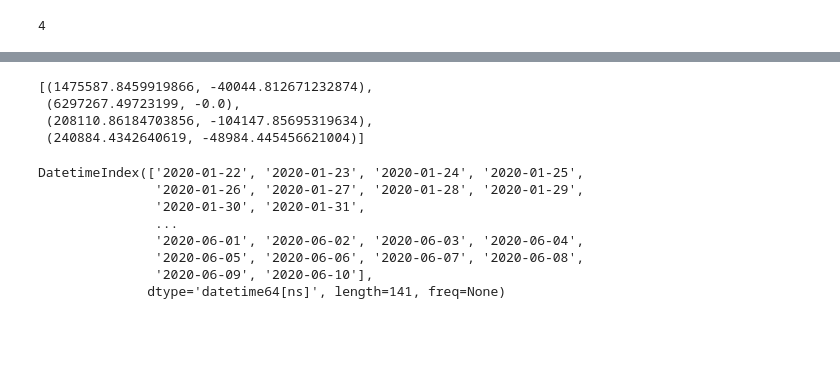
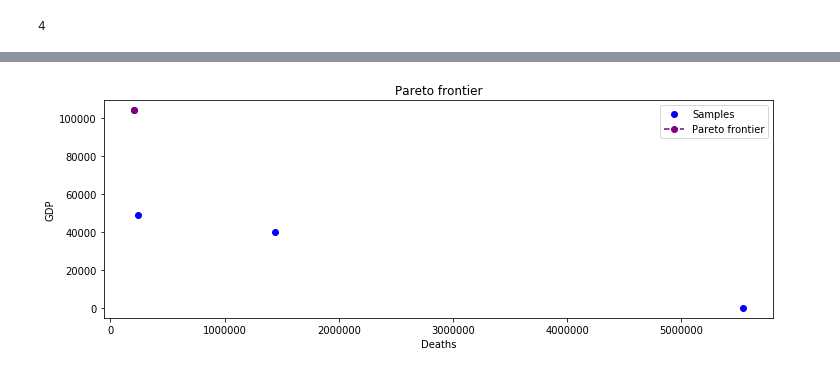
Before and after one commit to Auquan/help_project, a Jupyter notebook: src/main.ipynb, the cells around one changed output, grey strips where cells are left out. Cells and saved outputs as stored; diff of their text form; code cells hidden in the pictures; blank space fills up the shorter version.

Commit message:
Cleaned up and added the visualization code

```diff
--- a/src/main.ipynb
+++ b/src/main.ipynb
@@ -112,8 +90,8 @@ health_model.parameter_mapper
 economic_model = economy.EconomicLockdownModel()
 # %%
 # Optimize and obtain the best result
-opt = optimizer.ExhaustiveSearch(config, Loss())
-result = opt.optimize(wrapped_health_model, economic_model)
+opt = optimizer.ExhaustiveSearch(config, loss_function.ParetoLoss())
+results = opt.optimize(population_data, wrapped_health_model, economic_model)
 
 def describe_policy(policy):
     for country_key, policy_timeseries in policy_timeseries_by_country.items():
@@ -122,12 +100,6 @@ def describe_policy(policy):
                 return 'Policy "%s" applied from %s to %s' % (country_key, pol.start, pol.end or 'now')
     return 'Not found'
 
-for pol, loss in result:
-    print('Deaths: %i, GDP: %.2f - %s' % (loss[0], -loss[1], describe_policy(pol.policies[0].policy)))
-
-# If there's a pareto frontier, plot the points
-if len(result) > 1:
-    df = pd.DataFrame([{'health': loss[0], 'economy': -loss[1]}
-                   for _, (point, loss) in enumerate(result)])
-    _ = sns.pointplot(x='health', y='economy', data=df)
+for result in results:
+    print('Deaths: %i, GDP: %.2f - %s' % (result.loss[0], -result.loss[1], describe_policy(result.solution.policies[0].policy)))
 # %% [output]
@@ -189,18 +107,7 @@ _ = visualize('Deaths',
-# %%
-[loss for _, loss in opt.records]
-# %% [output]
-[(1475587.8459919866, -40044.812671232874),
- (6297267.49723199, -0.0),
- (208110.86184703856, -104147.85695319634),
- (240884.4342640619, -48984.445456621004)]
-# %%
-health_data.confirmed_cases.index
-# %% [output]
-DatetimeIndex(['2020-01-22', '2020-01-23', '2020-01-24', '2020-01-25',
-               '2020-01-26', '2020-01-27', '2020-01-28', '2020-01-29',
-               '2020-01-30', '2020-01-31',
-               ...
-               '2020-06-01', '2020-06-02', '2020-06-03', '2020-06-04',
-               '2020-06-05', '2020-06-06', '2020-06-07', '2020-06-08',
-               '2020-06-09', '2020-06-10'],
-              dtype='datetime64[ns]', length=141, freq=None)
+# %%
+ax = visualization.Visualization.plot('Pareto frontier', 'Deaths', 'GDP')
+visualization.Visualization.plot_samples(opt.results)
+visualization.Visualization.pareto(results)
+_ = plt.legend(['Samples', 'Pareto frontier'])
+# %% [output]
+[figure, added]
```
Also changed, not shown: parts of 8 cells of this notebook, 6 other files.
